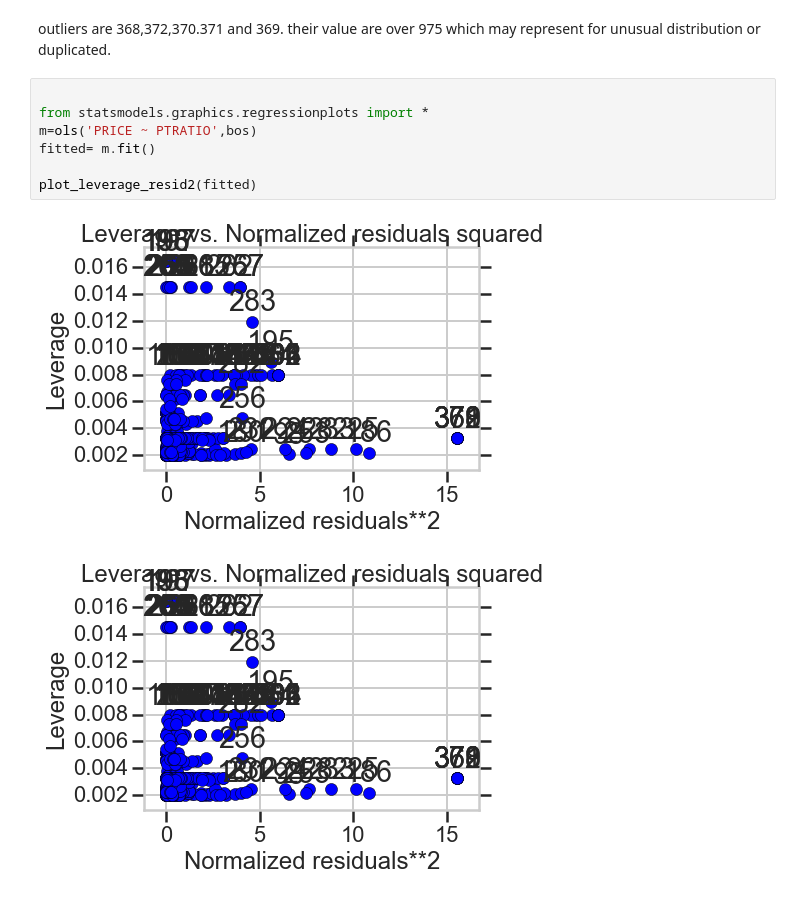
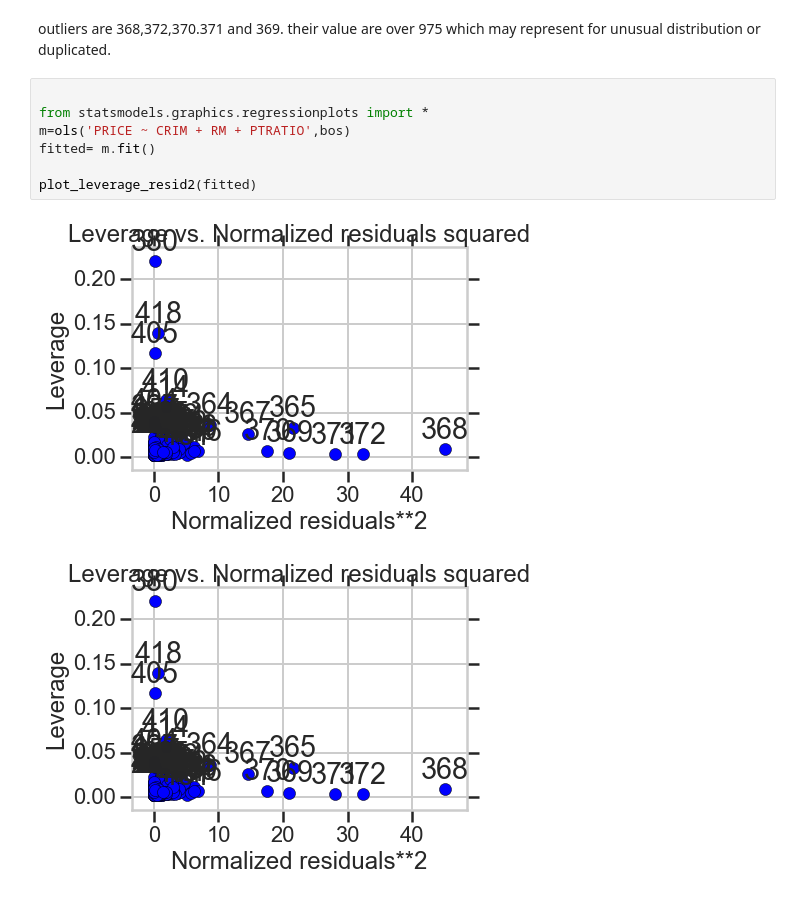
Before and after one commit to vinhpvu/Linear-Regression, a Jupyter notebook: Mini_Project_Linear_Regression.ipynb, the cells around one changed output. Cells and saved outputs as stored; diff of their text form.

```diff
--- a/Mini_Project_Linear_Regression.ipynb
+++ b/Mini_Project_Linear_Regression.ipynb
@@ -925,10 +896,10 @@ outliers are 368,372,370.371 and 369. their value are over 975 which may represe
 # %%
 
 from statsmodels.graphics.regressionplots import *
-m=ols('PRICE ~ PTRATIO',bos)
+m=ols('PRICE ~ CRIM + RM + PTRATIO',bos)
 fitted= m.fit()
 
 plot_leverage_resid2(fitted)
 # %% [output]
-[figure, old version]
+[figure, new version]
-[figure, old version]
+[figure, new version]
```
Also changed, not shown: parts of 25 cells of this notebook.
